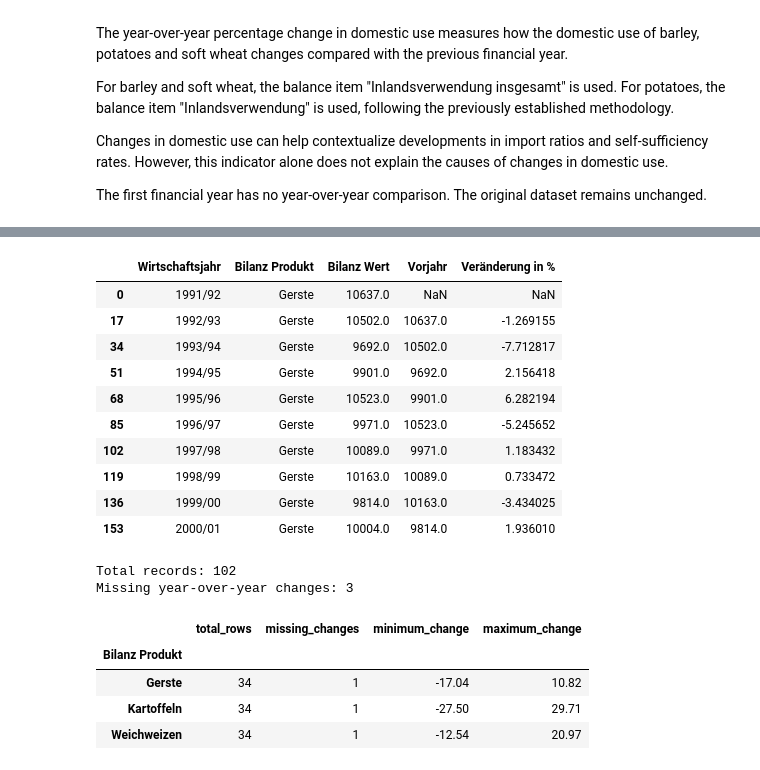
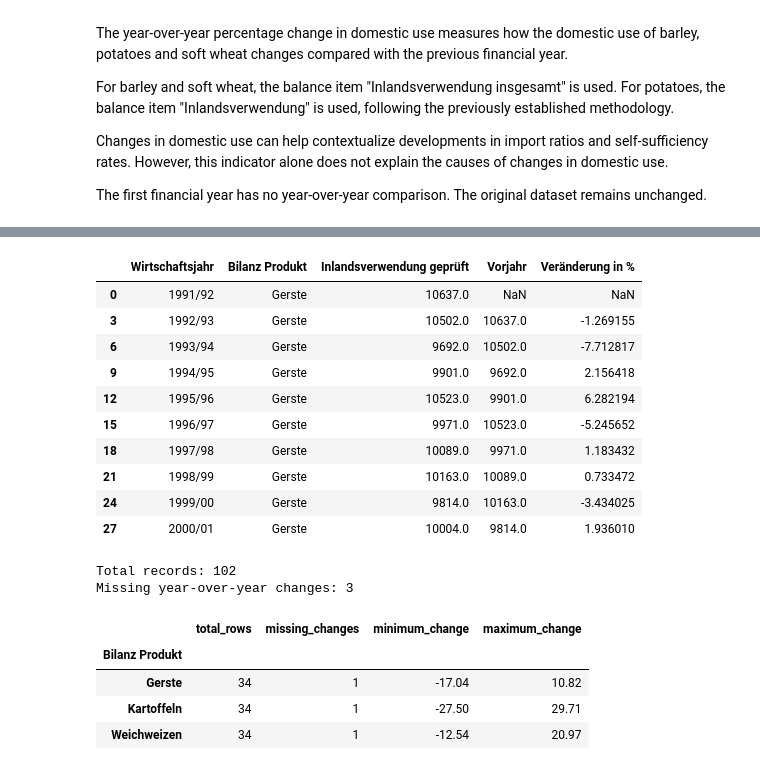
Before and after one commit to verveat/Agriculture_Crisis_Resilience, a Jupyter notebook: notebooks/01_ble_supply_balance_all_products.ipynb, the cells around one changed output, grey strips where cells are left out. Cells and saved outputs as stored; diff of their text form; code cells hidden in the pictures.

```diff
--- a/notebooks/01_ble_supply_balance_all_products.ipynb
+++ b/notebooks/01_ble_supply_balance_all_products.ipynb
@@ -749,0 +1286,14 @@ Missing quota values: 0
+# %%
+# Find the original Excel file in the project directory
+from pathlib import Path
+
+project_dir = Path.cwd().parent
+
+matches = list(
+    project_dir.rglob(
+        "01_ready_to_clean_ble_supply_balance_all_products_1991-2025.xls"
+    )
+)
+
+for file in matches:
+    print("File found:", file)
@@ -1789,59 +2695,61 @@ Name: record_count, dtype: int64
 # %%
-# Calculate year-over-year changes in domestic use
 
-# Sort records by product and financial year
+# Calculate year-over-year changes in domestic use.
+
+# Sort records by product and financial year.
 domestic_use_change = domestic_use_check.sort_values(
     ["Bilanz Produkt", "Wirtschaftsjahr"]
 ).copy()
 
-# Calculate the previous year's domestic use
+# Calculate the previous year's domestic use.
 domestic_use_change["Vorjahr"] = (
-    domestic_use_change.groupby("Bilanz Produkt")["Bilanz Wert"]
-    .shift(1)
+    domestic_use_change.groupby("Bilanz Produkt")[
+        "Inlandsverwendung geprüft"
+    ].shift(1)
 )
 
-# Calculate the percentage change compared with the previous year
+# Calculate the percentage change compared with the previous year.
 domestic_use_change["Veränderung in %"] = (
     (
-        domestic_use_change["Bilanz Wert"]
+        domestic_use_change["Inlandsverwendung geprüft"]
         - domestic_use_change["Vorjahr"]
     )
     / domestic_use_change["Vorjahr"]
     * 100
 )
 
-# Keep the columns needed for the analysis
+# Keep the columns needed for the analysis.
 domestic_use_change = domestic_use_change[
     [
         "Wirtschaftsjahr",
         "Bilanz Produkt",
-        "Bilanz Wert",
+        "Inlandsverwendung geprüft",
         "Vorjahr",
         "Veränderung in %",
     ]
 ].copy()
 
-# Display the first records
+# Display the first records.
 display(domestic_use_change.head(10))
 
-# Check the total number of records and missing changes
+# Check the total number of records and missing changes.
 print("Total records:", len(domestic_use_change))
 print(
     "Missing year-over-year changes:",
     domestic_use_change["Veränderung in %"].isna().sum()
 )
 # %% [output]
-|  | Wirtschaftsjahr | Bilanz Produkt | Bilanz Wert | Vorjahr | Veränderung in % |
+|  | Wirtschaftsjahr | Bilanz Produkt | Inlandsverwendung geprüft | Vorjahr | Veränderung in % |
 | 0 | 1991/92 | Gerste | 10637.0 | NaN | NaN |
-| 17 | 1992/93 | Gerste | 10502.0 | 10637.0 | -1.269155 |
-| 34 | 1993/94 | Gerste | 9692.0 | 10502.0 | -7.712817 |
-| 51 | 1994/95 | Gerste | 9901.0 | 9692.0 | 2.156418 |
-| 68 | 1995/96 | Gerste | 10523.0 | 9901.0 | 6.282194 |
-| 85 | 1996/97 | Gerste | 9971.0 | 10523.0 | -5.245652 |
-| 102 | 1997/98 | Gerste | 10089.0 | 9971.0 | 1.183432 |
-| 119 | 1998/99 | Gerste | 10163.0 | 10089.0 | 0.733472 |
-| 136 | 1999/00 | Gerste | 9814.0 | 10163.0 | -3.434025 |
-| 153 | 2000/01 | Gerste | 10004.0 | 9814.0 | 1.936010 |
+| 3 | 1992/93 | Gerste | 10502.0 | 10637.0 | -1.269155 |
+| 6 | 1993/94 | Gerste | 9692.0 | 10502.0 | -7.712817 |
+| 9 | 1994/95 | Gerste | 9901.0 | 9692.0 | 2.156418 |
+| 12 | 1995/96 | Gerste | 10523.0 | 9901.0 | 6.282194 |
+| 15 | 1996/97 | Gerste | 9971.0 | 10523.0 | -5.245652 |
+| 18 | 1997/98 | Gerste | 10089.0 | 9971.0 | 1.183432 |
+| 21 | 1998/99 | Gerste | 10163.0 | 10089.0 | 0.733472 |
+| 24 | 1999/00 | Gerste | 9814.0 | 10163.0 | -3.434025 |
+| 27 | 2000/01 | Gerste | 10004.0 | 9814.0 | 1.936010 |
 Total records: 102
 Missing year-over-year changes: 3
 # %%
```
Also changed, not shown: parts of 61 cells of this notebook.
